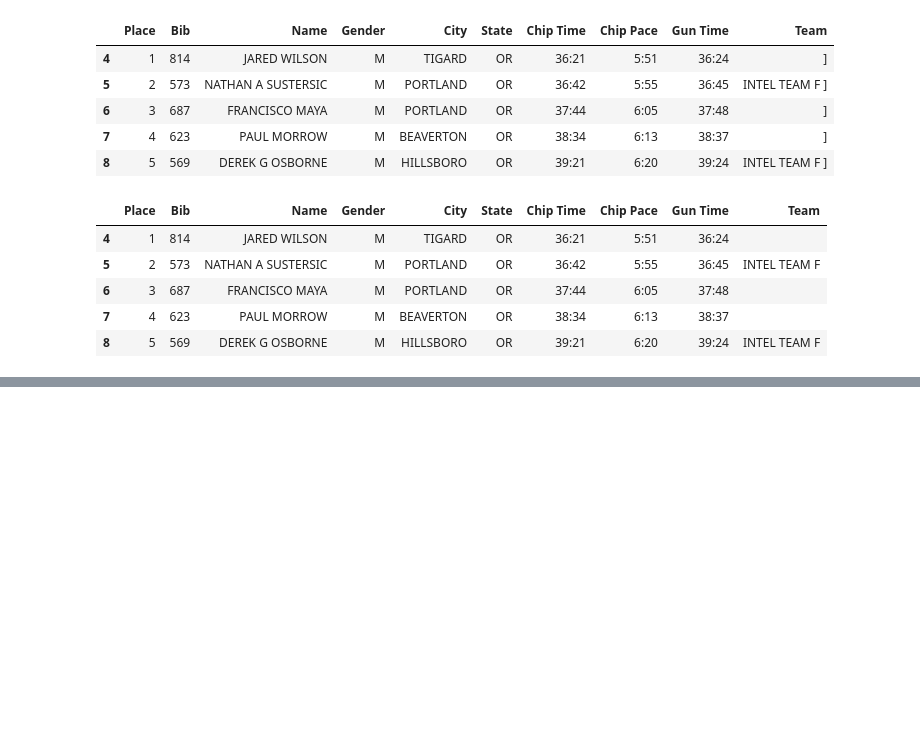
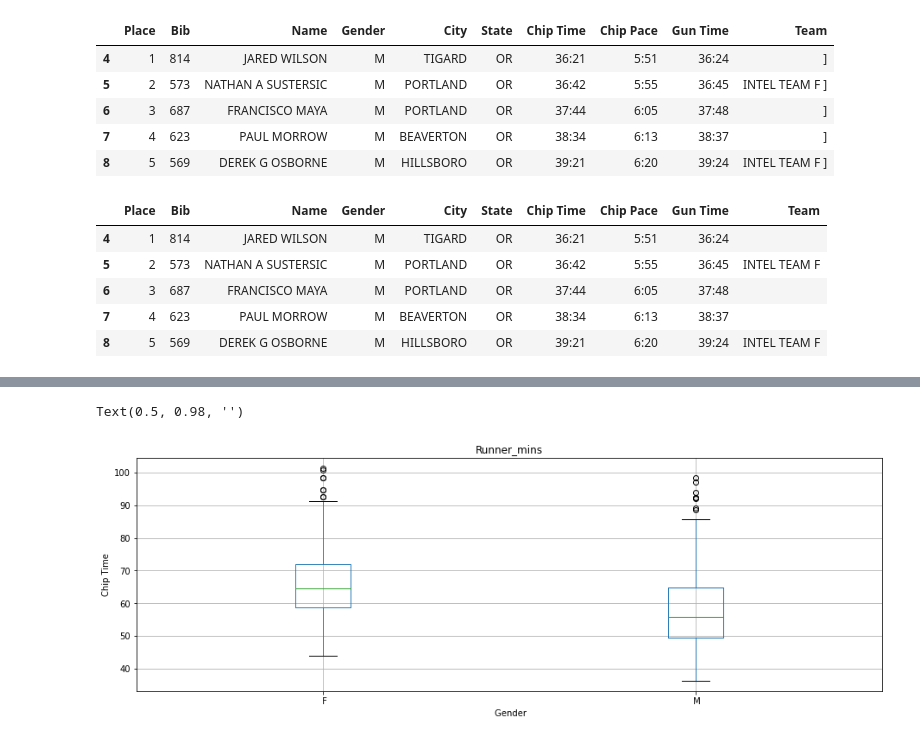
Before and after one commit to forbesmiyasato/dataeng-w21, a Jupyter notebook: DataEng - Data Gathering Lab Activity.ipynb, the cells around one changed output, grey strips where cells are left out. Saved outputs shown, nothing was run; the diff lists cells and outputs as text; code cells hidden in the pictures; blank space fills up the shorter version.

```diff
--- a/DataEng - Data Gathering Lab Activity.ipynb
+++ b/DataEng - Data Gathering Lab Activity.ipynb
@@ -260,0 +311,7 @@ for i in time_list:
+# %%
+df7.boxplot(column='Runner_mins', by=' Gender')
+plt.ylabel('Chip Time')
+plt.suptitle("")
+# %% [output]
+Text(0.5, 0.98, '')
+[figure, added]
```
Also changed, not shown: parts of 7 cells of this notebook.
